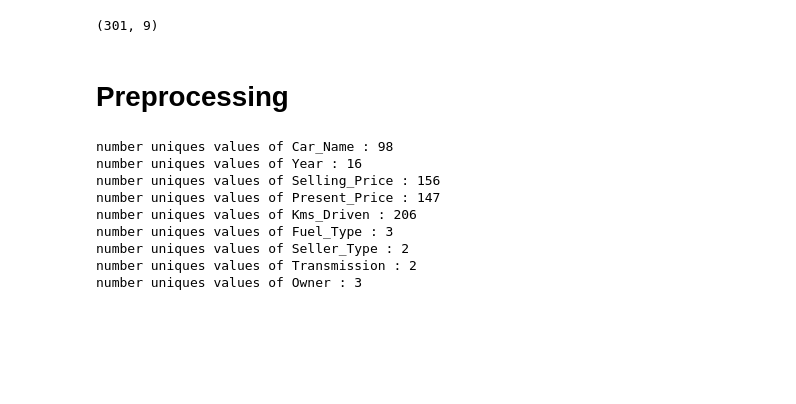
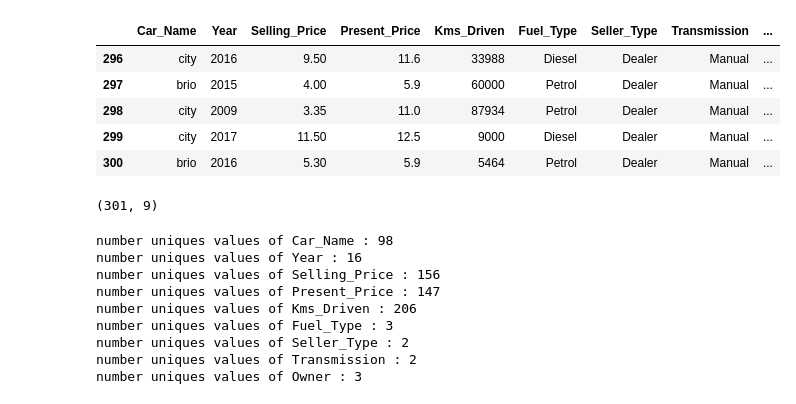
Before and after one commit to ajmalbinnizam/car_price_prediction, a Jupyter notebook: carprice.ipynb, the cells around one changed output. Drawn from its saved outputs; the diff is of its cells as text; code cells hidden in the pictures; blank space fills up the shorter version.

```diff
--- a/carprice.ipynb
+++ b/carprice.ipynb
@@ -17,10 +22,17 @@ df.head()
+# %%
+df.tail()
+# %% [output]
+|  | Car_Name | Year | Selling_Price | Present_Price | Kms_Driven | Fuel_Type | Seller_Type | Transmission | ... |
+| 296 | city | 2016 | 9.50 | 11.6 | 33988 | Diesel | Dealer | Manual | ... |
+| 297 | brio | 2015 | 4.00 | 5.9 | 60000 | Petrol | Dealer | Manual | ... |
+| 298 | city | 2009 | 3.35 | 11.0 | 87934 | Petrol | Dealer | Manual | ... |
+| 299 | city | 2017 | 11.50 | 12.5 | 9000 | Diesel | Dealer | Manual | ... |
+| 300 | brio | 2016 | 5.30 | 5.9 | 5464 | Petrol | Dealer | Manual | ... |
 # %%
 # df.info()
 df.shape
 # %% [output]
 (301, 9)
-# %% [markdown]
-# Preprocessing
 # %%
 for col in df.columns.values:
     print('number uniques values of {} : {}'.format(col,df[col].nunique() ))
```
Also changed, not shown: parts of 24 cells of this notebook, 3 other files.
